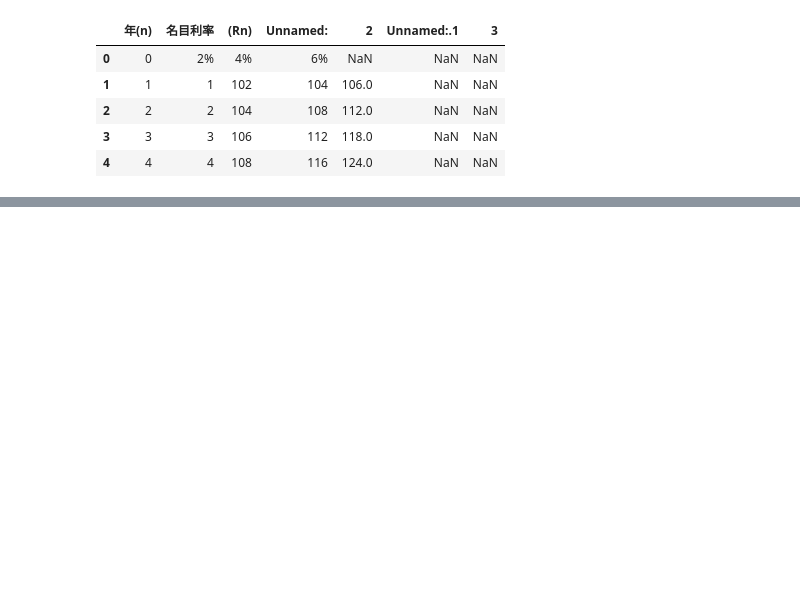
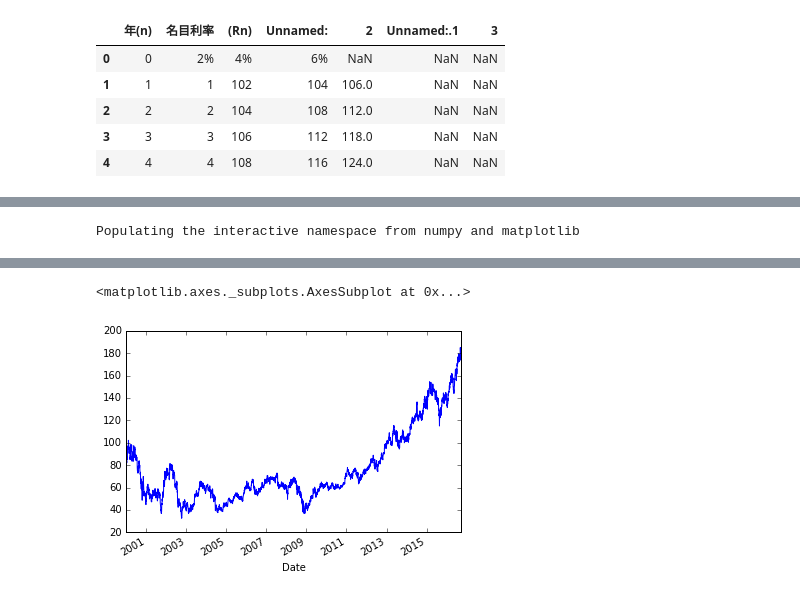
Before and after one commit to ywchiu/pyfintech2, a Jupyter notebook: 20160923Demo.ipynb, the cells around one changed output, grey strips where cells are left out. Drawn from its saved outputs; the diff is of its cells as text; code cells hidden in the pictures; blank space fills up the shorter version.

```diff
--- a/20160923Demo.ipynb
+++ b/20160923Demo.ipynb
@@ -92,0 +98,3 @@ df
+# %%
+tw2330 = webdata.DataReader('2330.TW', data_source = 'yahoo', start = '1/1/2000')
+tw2330.head()
@@ -92,0 +131,5 @@ df
+# %%
+%pylab inline
+tw2330['Close'].plot(kind='line')
+# %% [output]
+Populating the interactive namespace from numpy and matplotlib
@@ -92,0 +138,2 @@ df
+<matplotlib.axes._subplots.AxesSubplot at 0x...>
+[figure, added]
```
Also changed, not shown: parts of 6 cells of this notebook.
